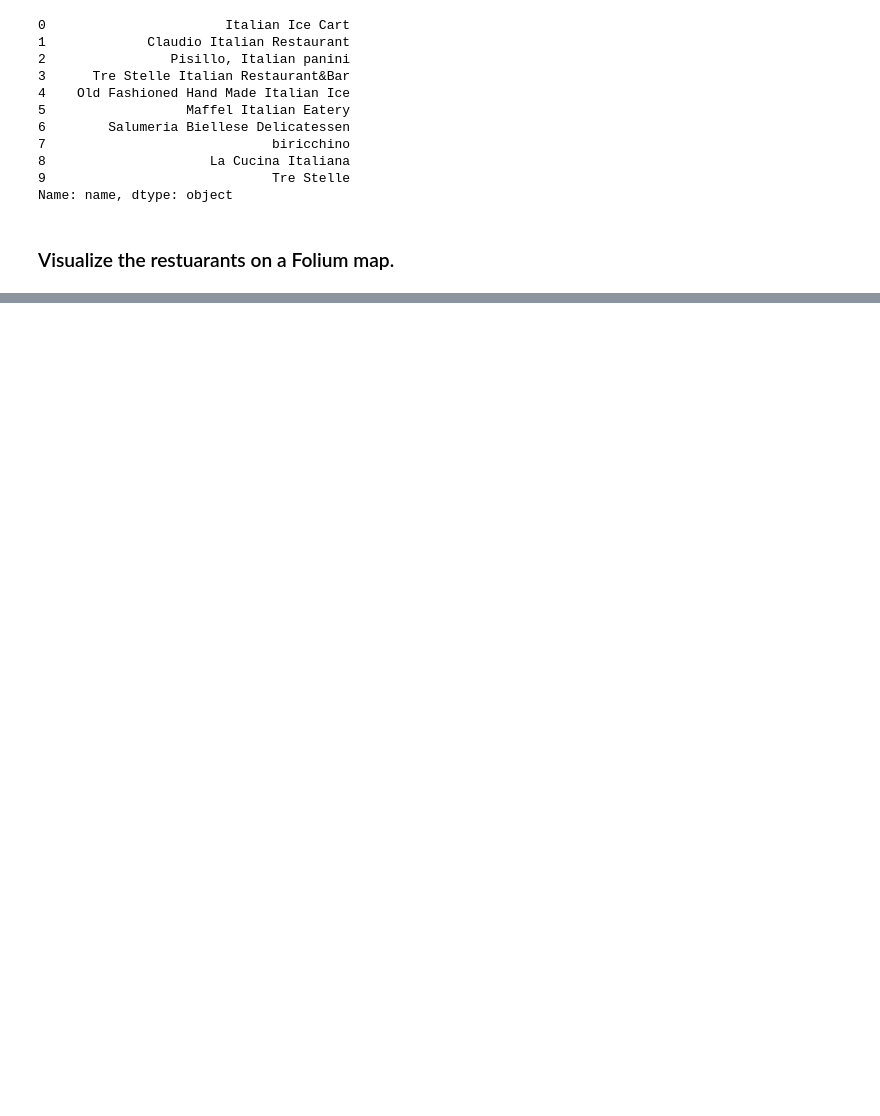
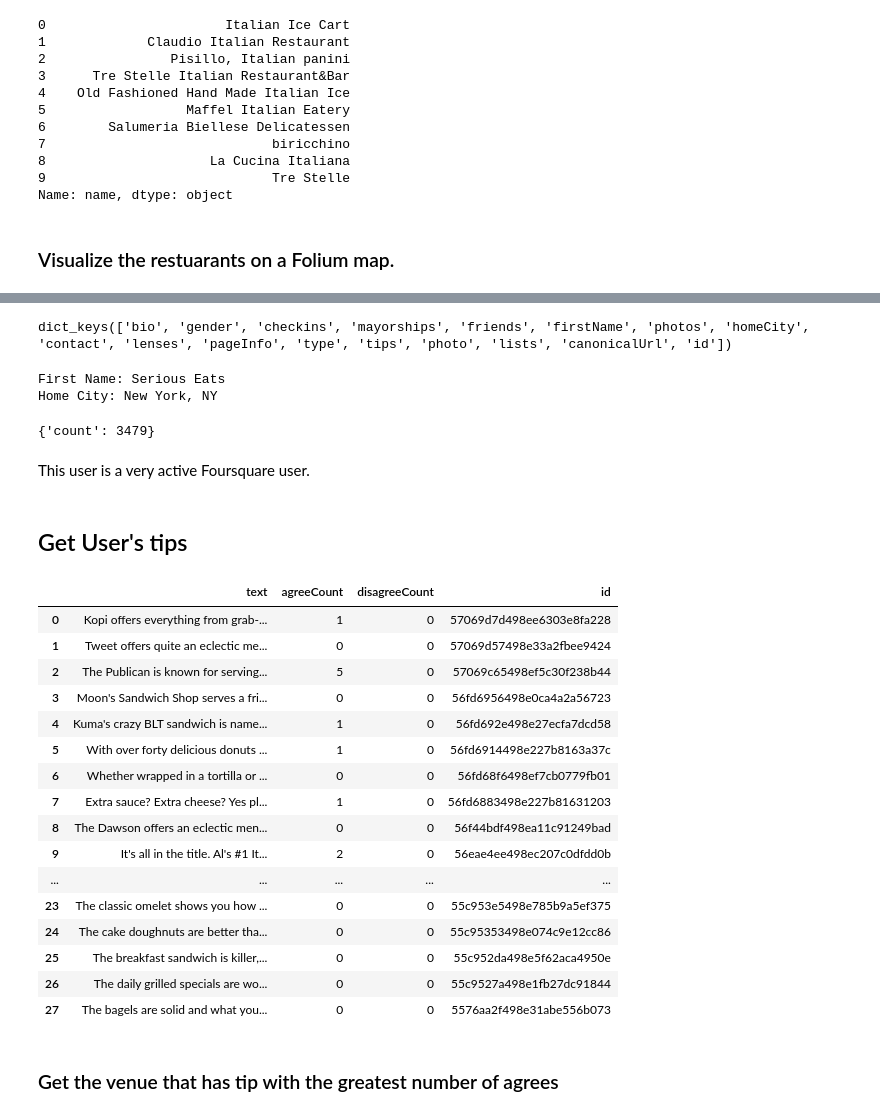
Before and after one commit to AndresLoaiciga/Foursquare-Neighborhood-Segmentation, a Jupyter notebook: Getting Familiar with the Foursquare API.ipynb, the cells around one changed output, grey strips where cells are left out. Saved outputs shown, nothing was run; the diff lists cells and outputs as text; code cells hidden in the pictures; blank space fills up the shorter version.

```diff
--- a/Getting Familiar with the Foursquare API.ipynb
+++ b/Getting Familiar with the Foursquare API.ipynb
@@ -213,0 +340,11 @@ venues_map
+# %%
+pd.set_option('display.max_colwidth', -1)
+
+tips_df = json_normalize(tips) # json normalize tips
+
+# columns to keep
+filtered_columns = ['text', 'agreeCount', 'disagreeCount', 'id', 'user.firstName', 'user.lastName', 'user.gender', 'user.id']
+tips_filtered = tips_df.loc[:, filtered_columns]
+
+# display tips
+tips_filtered
@@ -213,0 +368,67 @@ venues_map
+# %%
+user_id = '12703379' # user ID with most agree counts and complete profile
+
+url = 'https://api.foursquare.com/v2/users/{}?client_id={}&client_secret={}&v={}'.format(user_id, CLIENT_ID, CLIENT_SECRET, VERSION) # define URL
+
+# send GET request
+results = requests.get(url).json()
+user_data = results['response']['user']
+
+# display features associated with user
+user_data.keys()
+# %% [output]
+dict_keys(['bio', 'gender', 'checkins', 'mayorships', 'friends', 'firstName', 'photos', 'homeCity', 'contact', 'lenses', 'pageInfo', 'type', 'tips', 'photo', 'lists', 'canonicalUrl', 'id'])
+# %%
+print('First Name: ' + user_data['firstName'])
+print('Home City: ' + user_data['homeCity'])
+# %% [output]
+First Name: Serious Eats
+Home City: New York, NY
+# %%
+# How many tips has this user submitted?
+user_data['tips']
+# %% [output]
+{'count': 3479}
+# %% [markdown]
+This user is a very active Foursquare user.
+# %% [markdown]
+## Get User's tips
+# %%
+# define tips URL
+url = 'https://api.foursquare.com/v2/users/{}/tips?client_id={}&client_secret={}&v={}&limit={}'.format(user_id, CLIENT_ID, CLIENT_SECRET, VERSION, limit)
+
+# send GET request and get user's tips
+results = requests.get(url).json()
+tips = results['response']['tips']['items']
+
+# format column width
+pd.set_option('display.max_colwidth', -1)
+
+tips_df = json_normalize(tips)
+
+# filter columns
+filtered_columns = ['text', 'agreeCount', 'disagreeCount', 'id']
+tips_filtered = tips_df.loc[:, filtered_columns]
+
+# display user's tips
+tips_filtered
+# %% [output]
+|  | text | agreeCount | disagreeCount | id |
+| 0 | Kopi offers everything from grab-... | 1 | 0 | 57069d7d498ee6303e8fa228 |
+| 1 | Tweet offers quite an eclectic me... | 0 | 0 | 57069d57498e33a2fbee9424 |
+| 2 | The Publican is known for serving... | 5 | 0 | 57069c65498ef5c30f238b44 |
+| 3 | Moon's Sandwich Shop serves a fri... | 0 | 0 | 56fd6956498e0ca4a2a56723 |
+| 4 | Kuma's crazy BLT sandwich is name... | 1 | 0 | 56fd692e498e27ecfa7dcd58 |
+| 5 | With over forty delicious donuts ... | 1 | 0 | 56fd6914498e227b8163a37c |
+| 6 | Whether wrapped in a tortilla or ... | 0 | 0 | 56fd68f6498ef7cb0779fb01 |
+| 7 | Extra sauce? Extra cheese? Yes pl... | 1 | 0 | 56fd6883498e227b81631203 |
+| 8 | The Dawson offers an eclectic men... | 0 | 0 | 56f44bdf498ea11c91249bad |
+| 9 | It's all in the title. Al's #1 It... | 2 | 0 | 56eae4ee498ec207c0dfdd0b |
+| ... | ... | ... | ... | ... |
+| 23 | The classic omelet shows you how ... | 0 | 0 | 55c953e5498e785b9a5ef375 |
+| 24 | The cake doughnuts are better tha... | 0 | 0 | 55c95353498e074c9e12cc86 |
+| 25 | The breakfast sandwich is killer,... | 0 | 0 | 55c952da498e5f62aca4950e |
+| 26 | The daily grilled specials are wo... | 0 | 0 | 55c9527a498e1fb27dc91844 |
+| 27 | The bagels are solid and what you... | 0 | 0 | 5576aa2f498e31abe556b073 |
+# %% [markdown]
+### Get the venue that has tip with the greatest number of agrees
```
Also changed, not shown: parts of 49 cells of this notebook.
